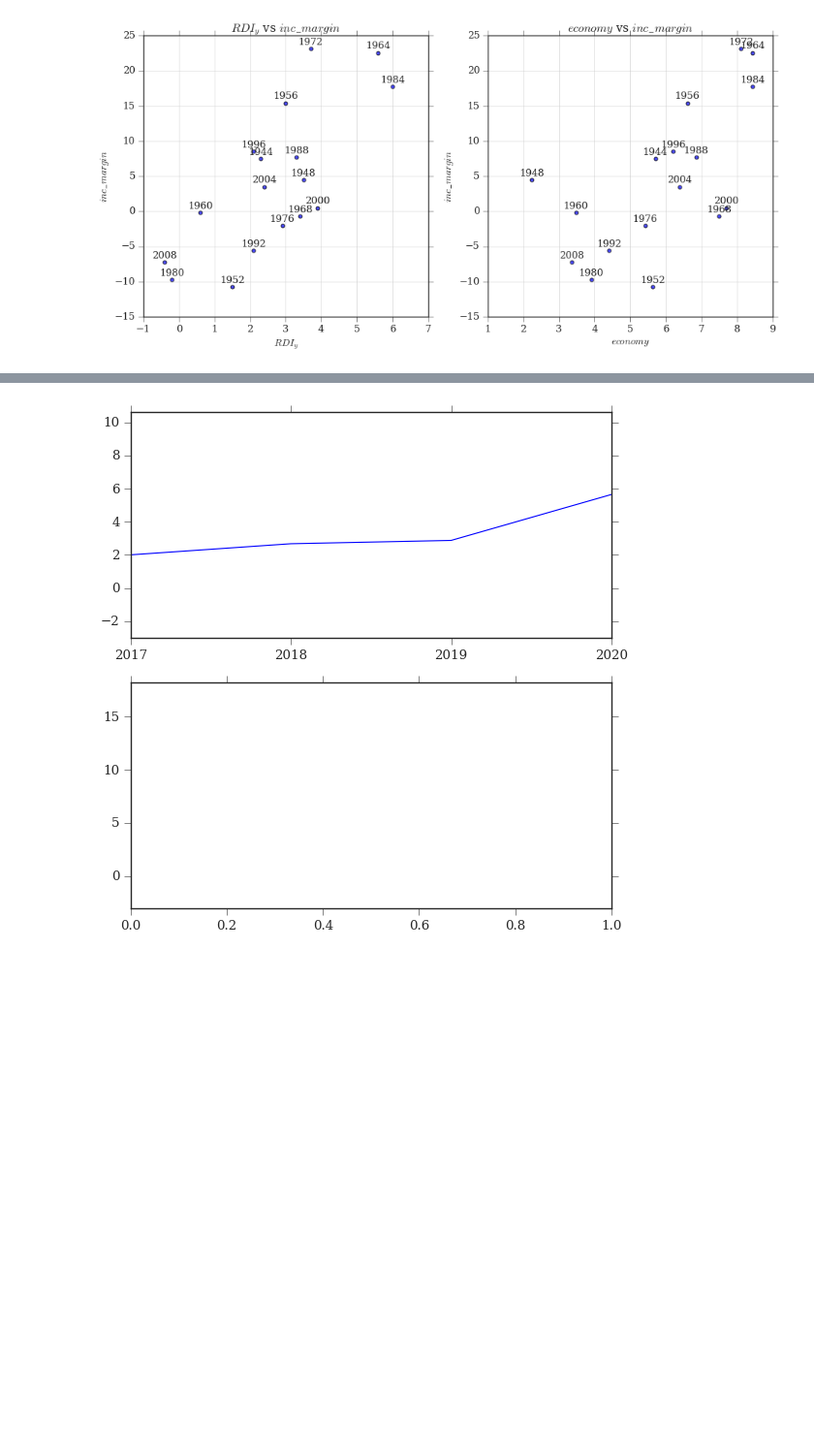
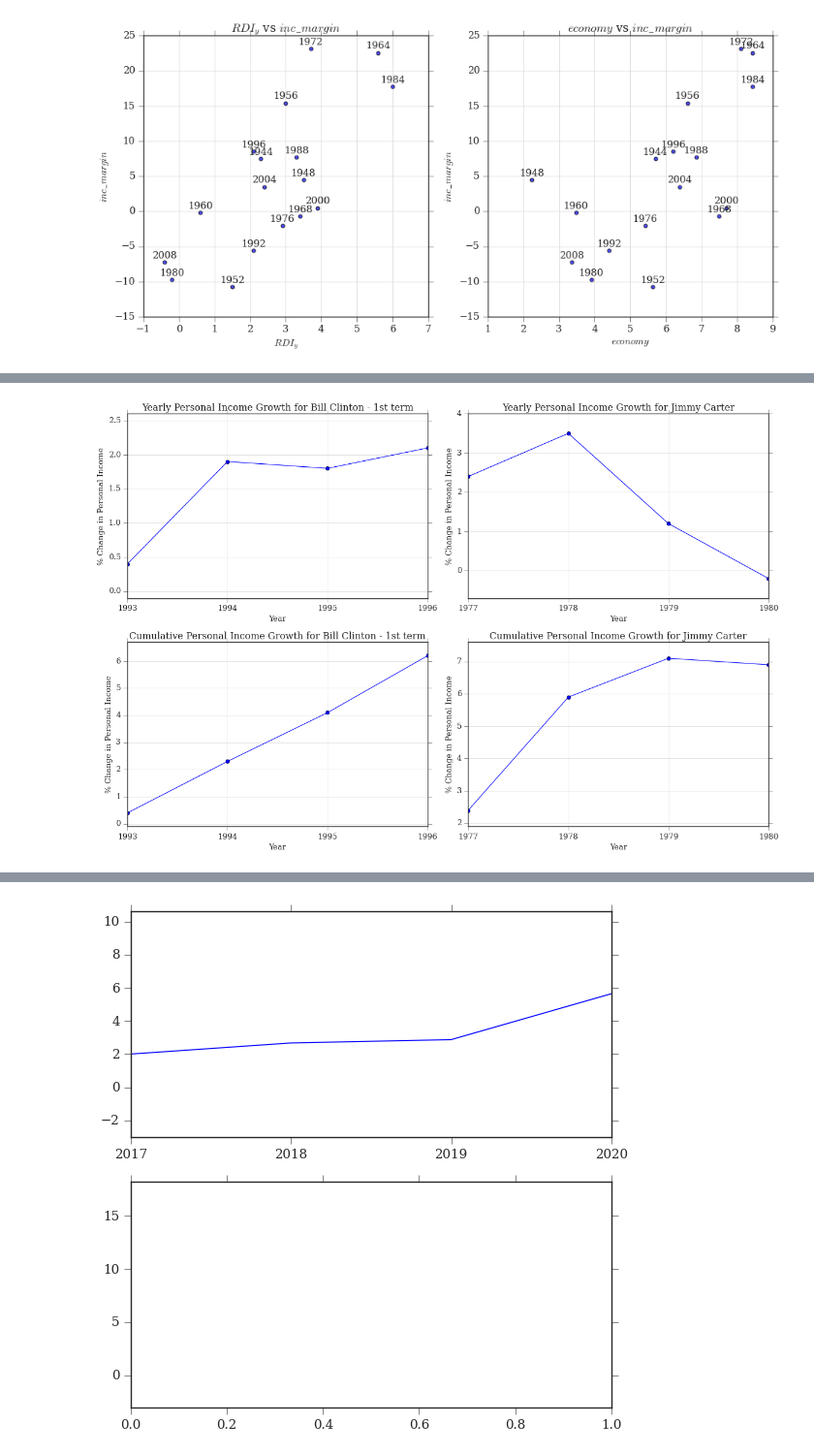
Before and after one commit to infovote-io/dashboard, a Jupyter notebook: infovote.ipynb, the cells around one changed output, grey strips where cells are left out. Shown at 97% size. Cells and saved outputs as stored; diff of their text form; code cells hidden in the pictures; blank space fills up the shorter version.

```diff
--- a/infovote.ipynb
+++ b/infovote.ipynb
@@ -217,0 +394,89 @@ plt.show()
+# %%
+import pandas as pd
+import matplotlib.pyplot as plt
+from matplotlib.dates import DateFormatter, YearLocator
+
+# Read the CSV data
+dropbox_urlF = "https://www.dropbox.com/scl/fi/5c2jkx2eeai2qfcbcwxcf/df_voteF.csv?rlkey=1io0vhhbu2wn1zbiyvsqsh7n8&dl=1"
+df_voteF = pd.read_csv(dropbox_urlF)
+df_voteF['year'] = pd.to_datetime(df_voteF['year'], format='%Y')
+
+# Filter data for the left plot (1993 to 1996)
+left_data = df_voteF[(df_voteF['year'] >= '1993') & (df_voteF['year'] <= '1996')]
+
+# Filter data for the right plot (1977 to 1980)
+right_data = df_voteF[(df_voteF['year'] >= '1977') & (df_voteF['year'] <= '1980')]
+
+# Set up a 2x2 grid of subplots
+fig, axs = plt.subplots(2, 2, figsize=(15, 10))
+
+# Plot on the top-left subplot
+axs[0, 0].plot(left_data['year'], left_data['RDI_y'], marker='o')
+axs[0, 0].set_title('Yearly Personal Income Growth for Bill Clinton - 1st term')
+axs[0, 0].set_xlabel('Year')
+axs[0, 0].set_ylabel('% Change in Personal Income')
+
+# Format x-axis labels as years
+date_form = DateFormatter("%Y")
+axs[0, 0].xaxis.set_major_formatter(date_form)
+axs[0, 0].xaxis.set_major_locator(YearLocator(base=1))  # Display every year
+axs[0, 0].grid(True)
+
+# Adjust x-axis and y-axis limits for more space
+axs[0, 0].set_xlim(left_data['year'].min(), left_data['year'].max())
+axs[0, 0].set_ylim(left_data['RDI_y'].min() - 0.5, left_data['RDI_y'].max() + 0.5)
+
+# Plot on the top-right subplot
+axs[0, 1].plot(right_data['year'], right_data['RDI_y'], marker='o')
+axs[0, 1].set_title('Yearly Personal Income Growth for Jimmy Carter')
+axs[0, 1].set_xlabel('Year')
+axs[0, 1].set_ylabel('% Change in Personal Income')
+
+# Format x-axis labels as years
+axs[0, 1].xaxis.set_major_formatter(date_form)
+axs[0, 1].xaxis.set_major_locator(YearLocator(base=1))  # Display every year
+axs[0, 1].grid(True)
+
+# Adjust x-axis and y-axis limits for more space
+axs[0, 1].set_xlim(right_data['year'].min(), right_data['year'].max())
+axs[0, 1].set_ylim(right_data['RDI_y'].min() - 0.5, right_data['RDI_y'].max() + 0.5)
+
+# Calculate the cumulative growth of RDI_y in 4-year terms
+left_data['cumulative_growth'] = left_data.groupby((left_data['year'].dt.year - 1) // 4 * 4)['RDI_y'].cumsum()
+right_data['cumulative_growth'] = right_data.groupby((right_data['year'].dt.year - 1) // 4 * 4)['RDI_y'].cumsum()
+
+# Plot cumulative growth on the bottom-left subplot
+axs[1, 0].plot(left_data['year'], left_data['cumulative_growth'], marker='o')
+axs[1, 0].set_title('Cumulative Personal Income Growth for Bill Clinton - 1st term')
+axs[1, 0].set_xlabel('Year')
+axs[1, 0].set_ylabel('% Change in Personal Income')
+
+# Format x-axis labels as years
+axs[1, 0].xaxis.set_major_formatter(date_form)
+axs[1, 0].xaxis.set_major_locator(YearLocator(base=1))  # Display every year
+axs[1, 0].grid(True)
+
+# Adjust x-axis and y-axis limits for more space
+axs[1, 0].set_xlim(left_data['year'].min(), left_data['year'].max())
+axs[1, 0].set_ylim(left_data['cumulative_growth'].min() - 0.5, left_data['cumulative_growth'].max() + 0.5)
+
+# Plot cumulative growth on the bottom-right subplot
+axs[1, 1].plot(right_data['year'], right_data['cumulative_growth'], marker='o')
+axs[1, 1].set_title('Cumulative Personal Income Growth for Jimmy Carter')
+axs[1, 1].set_xlabel('Year')
+axs[1, 1].set_ylabel('% Change in Personal Income')
+
+# Format x-axis labels as years
+axs[1, 1].xaxis.set_major_formatter(date_form)
+axs[1, 1].xaxis.set_major_locator(YearLocator(base=1))  # Display every year
+axs[1, 1].grid(True)
+
+# Adjust x-axis and y-axis limits for more space
+axs[1, 1].set_xlim(right_data['year'].min(), right_data['year'].max())
+axs[1, 1].set_ylim(right_data['cumulative_growth'].min() - 0.5, right_data['cumulative_growth'].max() + 0.5)
+
+# Adjust layout and show the plots
+plt.tight_layout()
+plt.savefig(r"C:\Users\danbo\OneDrive - Fundacao Getulio Vargas - FGV\FGV\Q3.23\GIT\GIT\clintoncarter_combined.png")
+plt.show()
+# %% [output]
@@ -217,0 +493 @@ plt.show()
+[figure, added]
```
Also changed, not shown: parts of 16 cells of this notebook, 4 other files.
